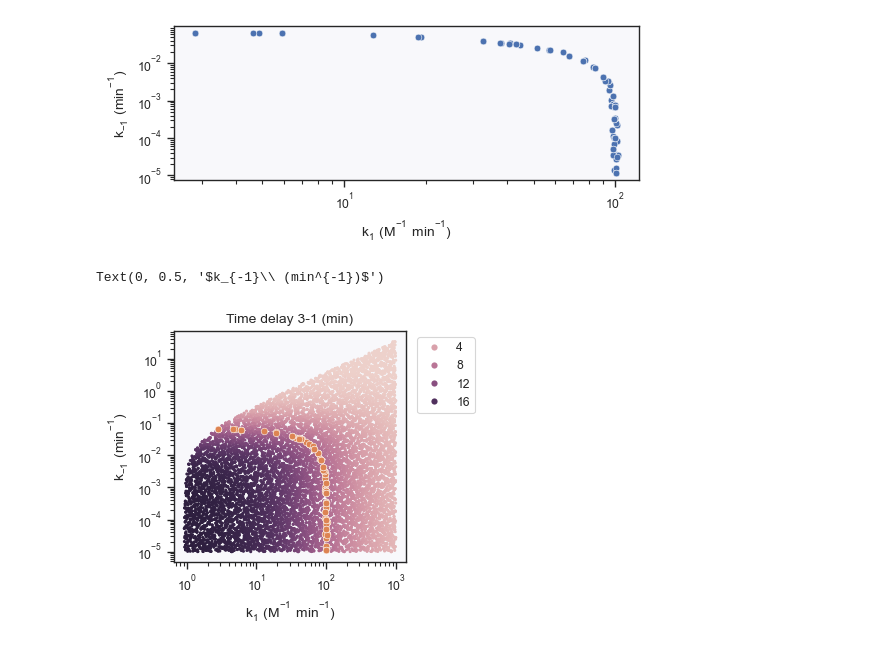
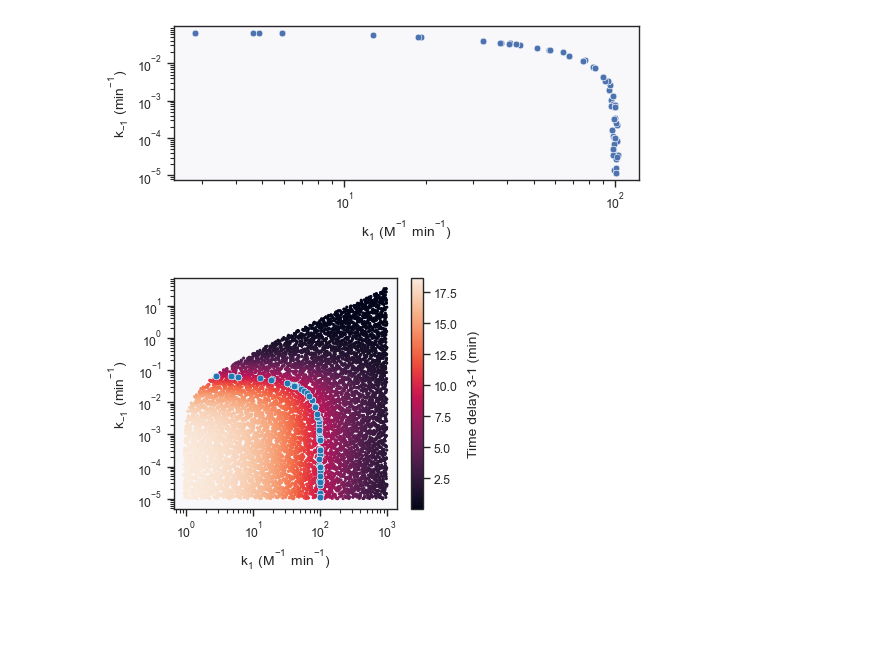
Before and after one commit to S2MOs/Oscillocat, a Jupyter notebook: Figure2/Figure2_Model.ipynb, the cells around one changed output. Cells and saved outputs as stored; diff of their text form; code cells hidden in the pictures; blank space fills up the shorter version.

```diff
--- a/Figure2/Figure2_Model.ipynb
+++ b/Figure2/Figure2_Model.ipynb
@@ -284,6 +341,8 @@ Text(0, 0.5, '$k_{-1}\\ (min^{-1})$')
 # %%
 # Check the datapoints where the time delay between A and C matches the experimental value
-out_df = fit_df_pos.loc[(fit_df_pos["time_delay_AC"] < 9.2) & (fit_df_pos["time_delay_AC"] > 9.0)]
+out_df = fit_df_pos.loc[
+    (fit_df_pos["time_delay_AC"] < 9.2) & (fit_df_pos["time_delay_AC"] > 9.0)
+]
 
 print(out_df.k1.mean(), out_df.k1.std())
 print(out_df.km1.mean(), out_df.km1.std())
@@ -305,19 +364,36 @@ ax.set_yscale("log")
 # %%
 # Overlay both figures
 
-fig, ax = plt.subplots(figsize=(3, 3))
+fig, ax = plt.subplots(figsize=(3.6, 3))
 
-sns.scatterplot(data=fit_df_pos, x="k1", y="km1", hue="time_delay_AC", s=5, linewidth=0)
-sns.scatterplot(data=out_df, x="k1", y="km1")
+sns.scatterplot(
+    data=fit_df_pos,
+    x="k1",
+    y="km1",
+    hue="time_delay_AC",
+    s=5,
+    palette="rocket",
+    linewidth=0,
+)
+sns.scatterplot(data=out_df, x="k1", y="km1", color="tab:blue")
 
 ax.set_facecolor("#F8F8FB")
 ax.legend(bbox_to_anchor=(1.02, 1.0), loc="upper left", markerscale=2)
-ax.set_title("Time delay 3-1 (min)", fontsize=10)
 ax.set_xscale("log")
 ax.set_yscale("log")
 ax.set_xlabel("$k_{1}\\ (M^{-1}\\ min^{-1})$", fontsize=10)
 ax.set_ylabel("$k_{-1}\\ (min^{-1})$", fontsize=10)
+
+# Prepare colorbar
+norm = plt.Normalize(
+    fit_df_pos["time_delay_AC"].min(), fit_df_pos["time_delay_AC"].max()
+)
+sm = plt.cm.ScalarMappable(cmap="rocket", norm=norm)
+sm.set_array([])
+
+# Remove the legend and add a colorbar
+ax.get_legend().remove()
+ax.figure.colorbar(sm).set_label(label="Time delay 3-1 (min)", fontsize=10, labelpad=7)
 # plt.savefig('Figure1_k1_km1_overlayed.svg', format='svg', bbox_inches='tight', dpi=600)
 # %% [output]
-Text(0, 0.5, '$k_{-1}\\ (min^{-1})$')
-[figure, old version]
+[figure, new version]
```
Also changed, not shown: parts of 7 cells of this notebook, 12 other files.
